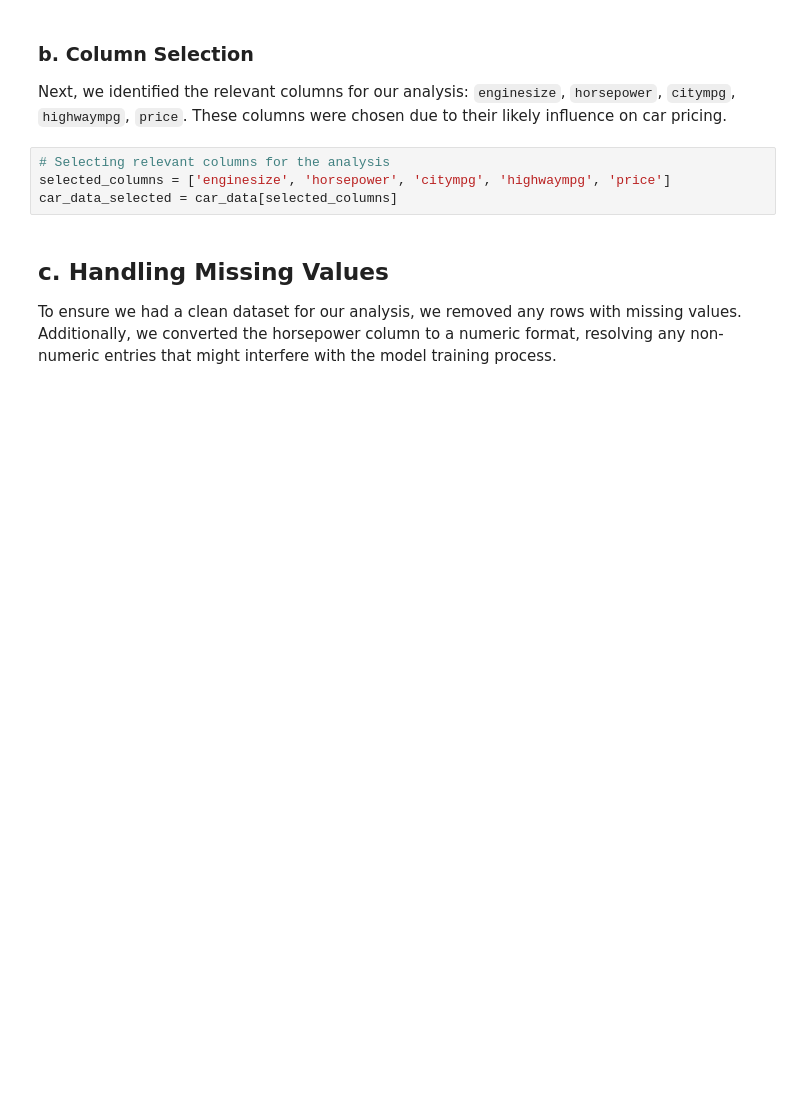
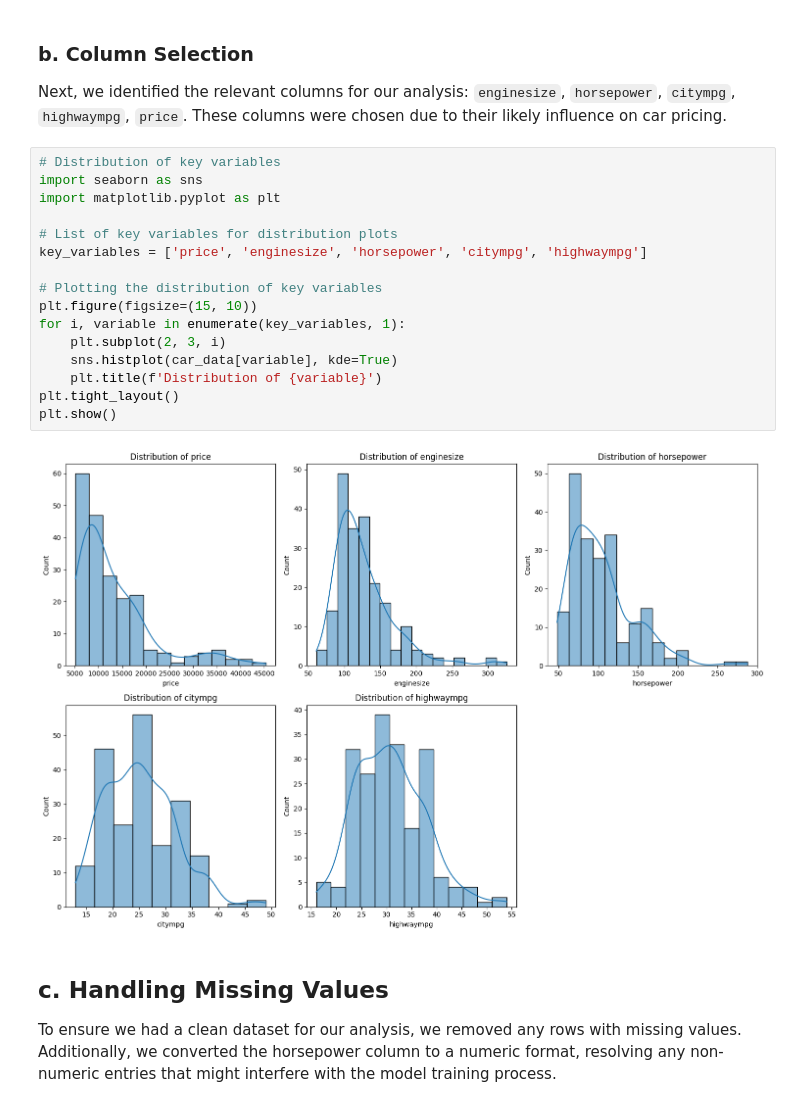
Before and after one commit to rishav21r/Machine-Learning-and-Artificial-Intelligence-Projects, a Jupyter notebook: Machine Learning Projects/multiple_linear_regression.ipynb, the cells around one changed output. Drawn from its saved outputs; the diff is of its cells as text; blank space fills up the shorter version.

```diff
--- a/Machine Learning Projects/multiple_linear_regression.ipynb
+++ b/Machine Learning Projects/multiple_linear_regression.ipynb
@@ -81,10 +119,24 @@ missing_values = car_data.isnull().sum()
 # %% [markdown]
 ### b. Column Selection
 Next, we identified the relevant columns for our analysis: `enginesize`, `horsepower`, `citympg`, `highwaympg`, `price`. These columns were chosen due to their likely influence on car pricing.
-# %%
-# Selecting relevant columns for the analysis
-selected_columns = ['enginesize', 'horsepower', 'citympg', 'highwaympg', 'price']
-car_data_selected = car_data[selected_columns]
+# %%
+# Distribution of key variables
+import seaborn as sns
+import matplotlib.pyplot as plt
+
+# List of key variables for distribution plots
+key_variables = ['price', 'enginesize', 'horsepower', 'citympg', 'highwaympg']
+
+# Plotting the distribution of key variables
+plt.figure(figsize=(15, 10))
+for i, variable in enumerate(key_variables, 1):
+    plt.subplot(2, 3, i)
+    sns.histplot(car_data[variable], kde=True)
+    plt.title(f'Distribution of {variable}')
+plt.tight_layout()
+plt.show()
+# %% [output]
+[figure, added]
 # %% [markdown]
 ## c. Handling Missing Values
 To ensure we had a clean dataset for our analysis, we removed any rows with missing values. Additionally, we converted the horsepower column to a numeric format, resolving any non-numeric entries that might interfere with the model training process.
```
Also changed, not shown: parts of 2 cells of this notebook.
